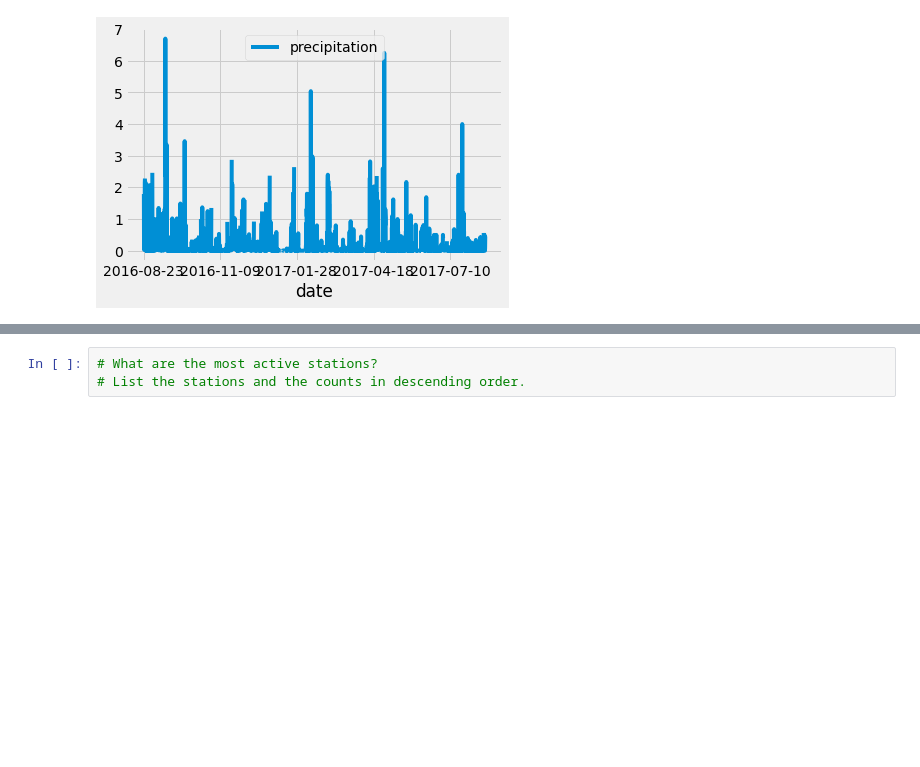
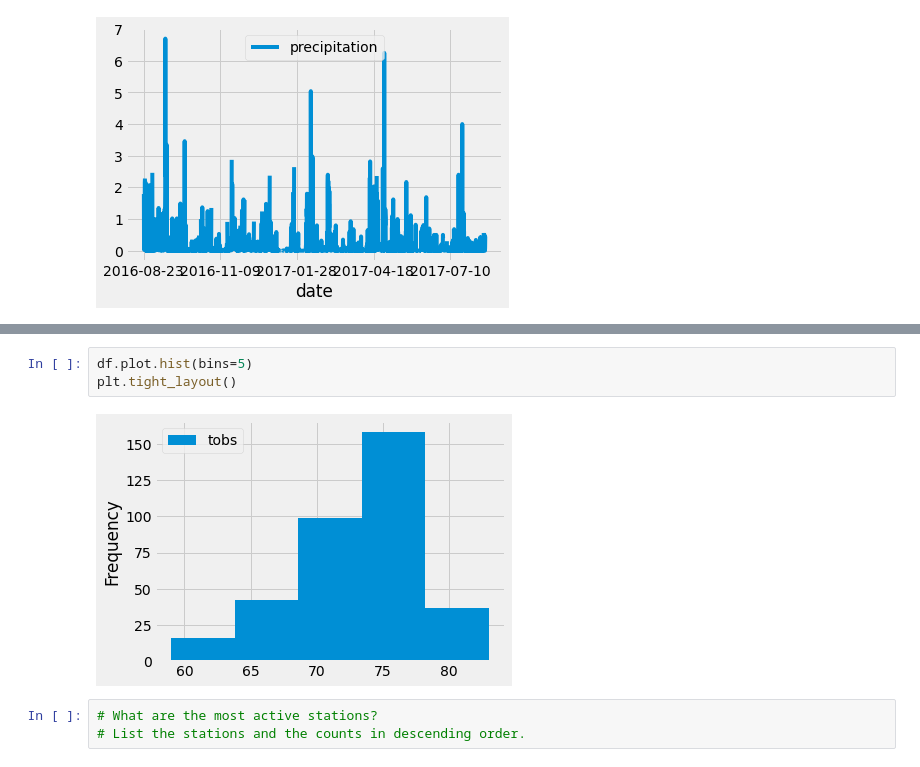
Before and after one commit to DennisPSmith5676/surfs_up, a Jupyter notebook: climate_analysis.ipynb, the cells around one changed output, grey strips where cells are left out. Cells and saved outputs as stored; diff of their text form; blank space fills up the shorter version.

```diff
--- a/climate_analysis.ipynb
+++ b/climate_analysis.ipynb
@@ -114,3 +185,8 @@ df.plot()
+# %%
+df.plot.hist(bins=5)
+plt.tight_layout()
+# %% [output]
+[figure, added]
 # %%
 # What are the most active stations?
 # List the stations and the counts in descending order.
```
Also changed, not shown: parts of 9 cells of this notebook.
